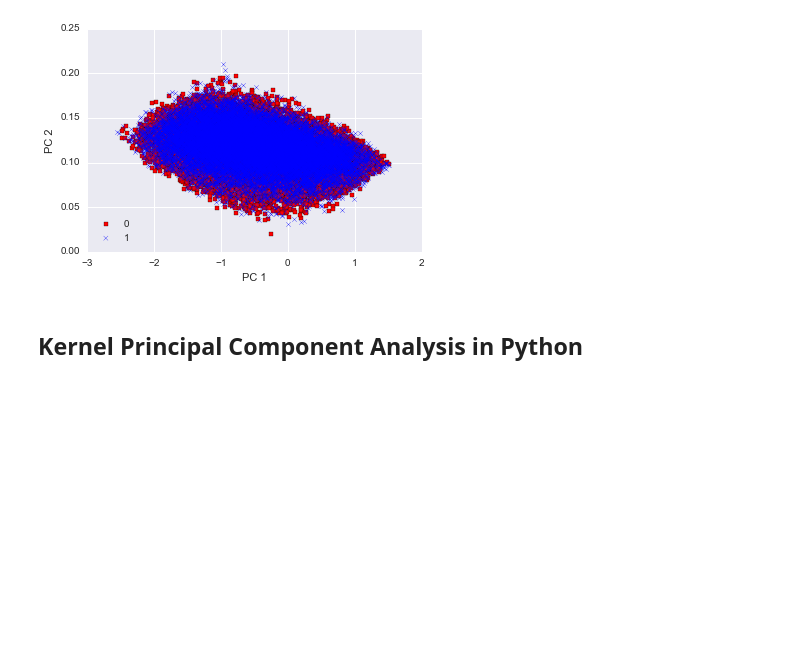
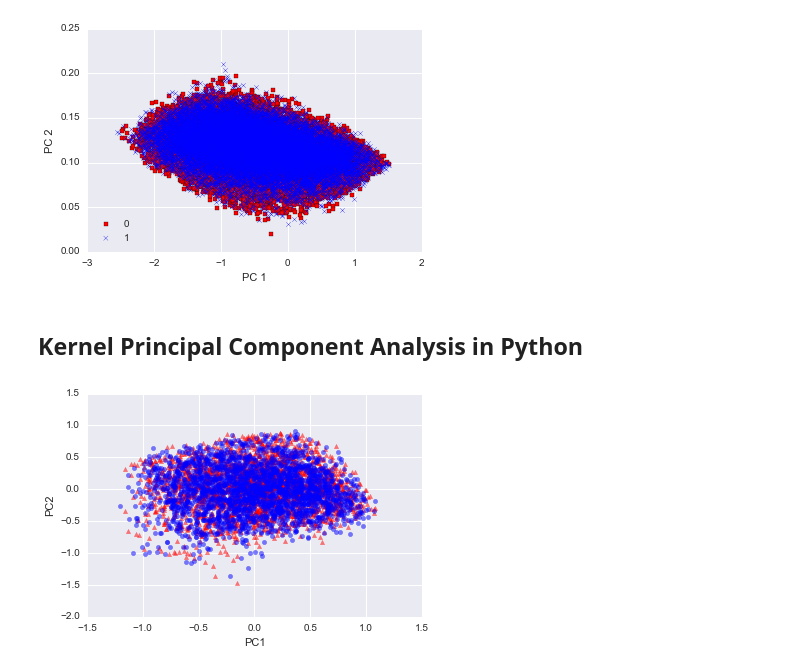
Before and after one commit to numb3r33/numer.ai, a Jupyter notebook: notebooks/Numer.ai - Round-4 - Exploratory Data Analysis.ipynb, the cells around one changed output. Drawn from its saved outputs; the diff is of its cells as text; code cells hidden in the pictures; blank space fills up the shorter version.

Commit message:
Kernalized PCA and Visualization of Decision Boundary

```diff
--- a/notebooks/Numer.ai - Round-4 - Exploratory Data Analysis.ipynb
+++ b/notebooks/Numer.ai - Round-4 - Exploratory Data Analysis.ipynb
@@ -246,0 +211,21 @@ plt.show()
+# %%
+n = 5000
+# %%
+kernal_pca = KernelPCA(n_components=2, kernel='poly', degree=4)
+X_train_kpca = kernal_pca.fit_transform(X_train.iloc[:n])
+# %%
+mask_neg_class = (y_train[:n]==0).values
+mask_pos_class = (y_train[:n]==1).values
+# %%
+# plot the results
+plt.scatter(X_train_kpca[mask_neg_class, 0], X_train_kpca[mask_neg_class, 1],
+            color='red', marker='^', alpha=0.5)
+
+plt.scatter(X_train_kpca[mask_pos_class, 0], X_train_kpca[mask_pos_class, 1],
+            color='blue', marker='o', alpha=0.5)
+
+plt.xlabel('PC1')
+plt.ylabel('PC2')
+plt.show();
+# %% [output]
+[figure, added]
```
Also changed, not shown: parts of 5 cells of this notebook, 1 other file.
